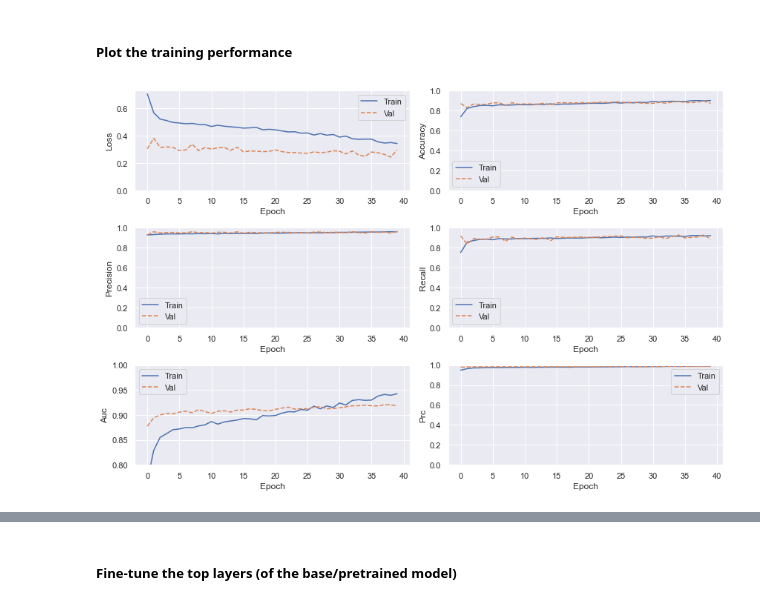
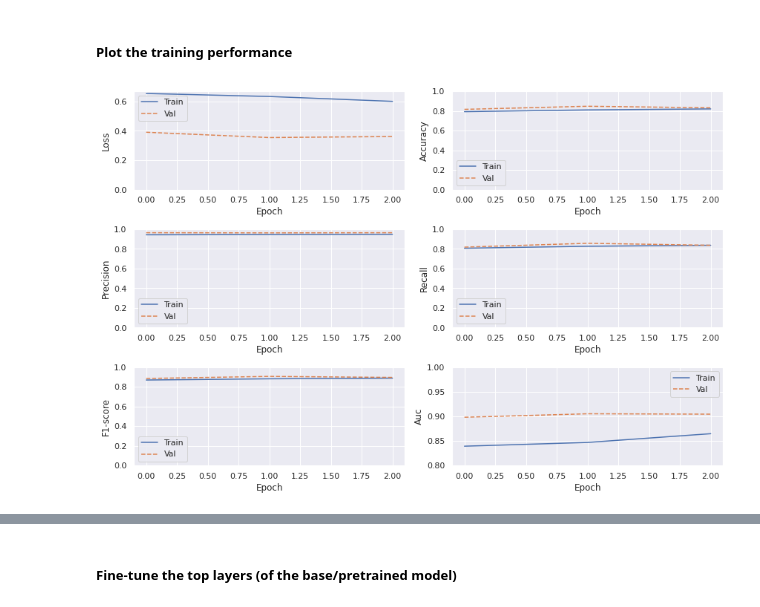
Before and after one commit to tekboart/CHB-image_classification_GradCam, a Jupyter notebook: 1. Image Classification/image_classification.ipynb, the cells around one changed output, grey strips where cells are left out. Saved outputs shown, nothing was run; the diff lists cells and outputs as text; code cells hidden in the pictures.

Commit message:
added F1-score (from tf.addons.metrics)

```diff
--- a/1. Image Classification/image_classification.ipynb
+++ b/1. Image Classification/image_classification.ipynb
@@ -1696,7 +1694,7 @@ early_stopping = tf.keras.callbacks.EarlyStopping(
     mode='auto',
     restore_best_weights=True)
 # %%
-initial_epochs = 1
+initial_epochs = 3
 
 MobileNet_tl_history = MobileNet_tl.fit(
     train_ds,
@@ -1713,12 +1716,12 @@ MobileNet_tl_history = MobileNet_tl.fit(
 # %%
 # if using class_weight then loss of train set is not comparable (with that of val set)
 # metrics_names = ['loss', 'accuracy']
-metrics_names = ['loss', 'accuracy', 'precision', 'recall', 'auc', 'prc']
-# metrics_names = MobileNetv3_tl.metrics_names
+metrics_names = ['loss', 'accuracy', 'precision', 'recall', 'f1-score', 'auc',]
+# metrics_names = MobileNet_tl.metrics_names
 plot_metrics(MobileNet_tl_history, metrics=metrics_names)
 plt.show()
 # %% [output]
-[figure, old version]
+[figure, new version]
 # %%
 df_metrics = history_df(MobileNet_tl_history)
 
```
Also changed, not shown: parts of 5 cells of this notebook.
